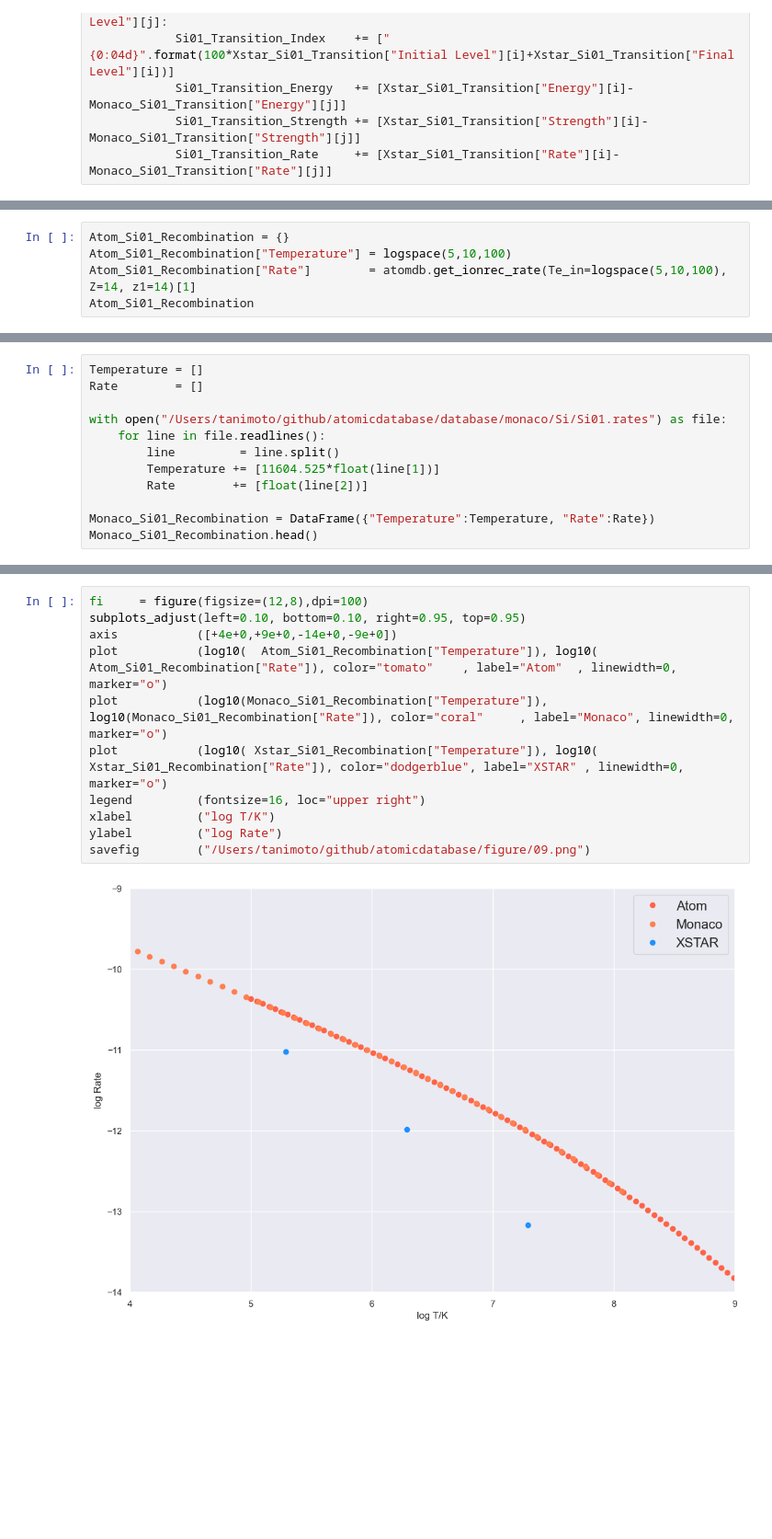
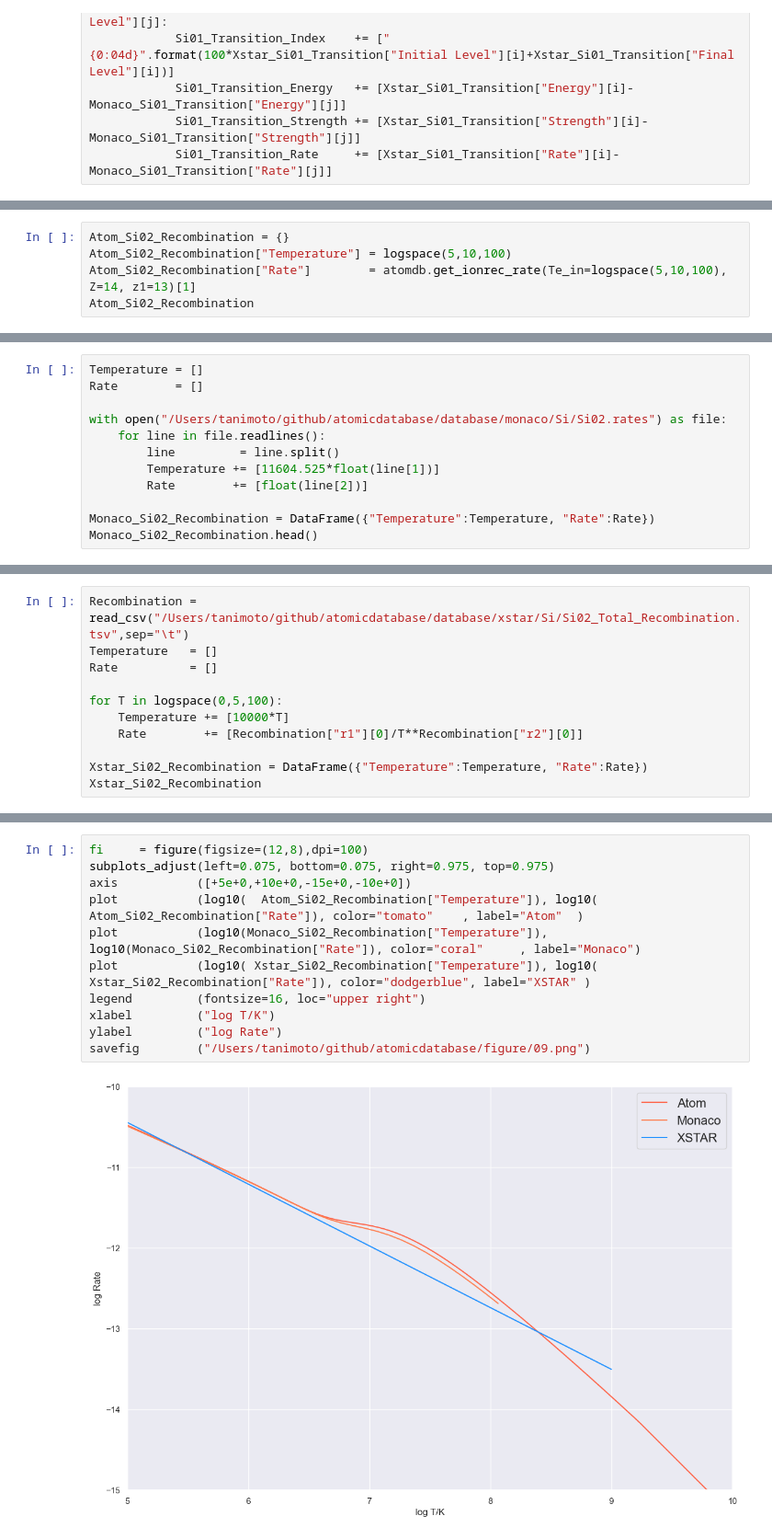
Before and after one commit to AtsushiTanimoto/AtomicDatabase, a Jupyter notebook: code/comparison/comparison.ipynb, the cells around one changed output, grey strips where cells are left out. Shown at 92% size. Drawn from its saved outputs; the diff is of its cells as text; blank space fills up the shorter version.

```diff
--- a/code/comparison/comparison.ipynb
+++ b/code/comparison/comparison.ipynb
@@ -236,8 +236,8 @@ savefig        ("/Users/tanimoto/github/atomicdatabase/figure/08.png")
 # %%
-Atom_Si01_Recombination = {}
-Atom_Si01_Recombination["Temperature"] = logspace(5,10,100)
-Atom_Si01_Recombination["Rate"]        = atomdb.get_ionrec_rate(Te_in=logspace(5,10,100), Z=14, z1=14)[1]
-Atom_Si01_Recombination
+Atom_Si02_Recombination = {}
+Atom_Si02_Recombination["Temperature"] = logspace(5,10,100)
+Atom_Si02_Recombination["Rate"]        = atomdb.get_ionrec_rate(Te_in=logspace(5,10,100), Z=14, z1=13)[1]
+Atom_Si02_Recombination
 # %% [output]
 {'Temperature': array([1.00000000e+05, 1.12332403e+05, 1.26185688e+05, 1.41747416e+05,
         1.59228279e+05, 1.78864953e+05, 2.00923300e+05, 2.25701972e+05,
@@ -260,13 +260,13 @@ Atom_Si01_Recombination
 Temperature = []
 Rate        = []
 
-with open("/Users/tanimoto/github/atomicdatabase/database/monaco/Si/Si01.rates") as file:
+with open("/Users/tanimoto/github/atomicdatabase/database/monaco/Si/Si02.rates") as file:
     for line in file.readlines():
         line         = line.split()
         Temperature += [11604.525*float(line[1])]
         Rate        += [float(line[2])]
 
-Monaco_Si01_Recombination = DataFrame({"Temperature":Temperature, "Rate":Rate})
-Monaco_Si01_Recombination.head()
+Monaco_Si02_Recombination = DataFrame({"Temperature":Temperature, "Rate":Rate})
+Monaco_Si02_Recombination.head()
 # %% [output]
 |  | Temperature | Rate |
@@ -283,0 +278,11 @@ Xstar_Si01_Recombination
+# %%
+Recombination = read_csv("/Users/tanimoto/github/atomicdatabase/database/xstar/Si/Si02_Total_Recombination.tsv",sep="\t")
+Temperature   = []
+Rate          = []
+
+for T in logspace(0,5,100):
+    Temperature += [10000*T]
+    Rate        += [Recombination["r1"][0]/T**Recombination["r2"][0]]
+
+Xstar_Si02_Recombination = DataFrame({"Temperature":Temperature, "Rate":Rate})
+Xstar_Si02_Recombination
@@ -284,13 +303,13 @@ Xstar_Si01_Recombination
 # %%
 fi     = figure(figsize=(12,8),dpi=100)
-subplots_adjust(left=0.10, bottom=0.10, right=0.95, top=0.95)
-axis           ([+4e+0,+9e+0,-14e+0,-9e+0])
-plot           (log10(  Atom_Si01_Recombination["Temperature"]), log10(  Atom_Si01_Recombination["Rate"]), color="tomato"    , label="Atom"  , linewidth=0, marker="o")
-plot           (log10(Monaco_Si01_Recombination["Temperature"]), log10(Monaco_Si01_Recombination["Rate"]), color="coral"     , label="Monaco", linewidth=0, marker="o")
-plot           (log10( Xstar_Si01_Recombination["Temperature"]), log10( Xstar_Si01_Recombination["Rate"]), color="dodgerblue", label="XSTAR" , linewidth=0, marker="o")
+subplots_adjust(left=0.075, bottom=0.075, right=0.975, top=0.975)
+axis           ([+5e+0,+10e+0,-15e+0,-10e+0])
+plot           (log10(  Atom_Si02_Recombination["Temperature"]), log10(  Atom_Si02_Recombination["Rate"]), color="tomato"    , label="Atom"  )
+plot           (log10(Monaco_Si02_Recombination["Temperature"]), log10(Monaco_Si02_Recombination["Rate"]), color="coral"     , label="Monaco")
+plot           (log10( Xstar_Si02_Recombination["Temperature"]), log10( Xstar_Si02_Recombination["Rate"]), color="dodgerblue", label="XSTAR" )
 legend         (fontsize=16, loc="upper right")
 xlabel         ("log T/K")
 ylabel         ("log Rate")
 savefig        ("/Users/tanimoto/github/atomicdatabase/figure/09.png")
 # %% [output]
-[figure, old version]
+[figure, new version]
```
Also changed, not shown: parts of 14 cells of this notebook, 2 other files.
